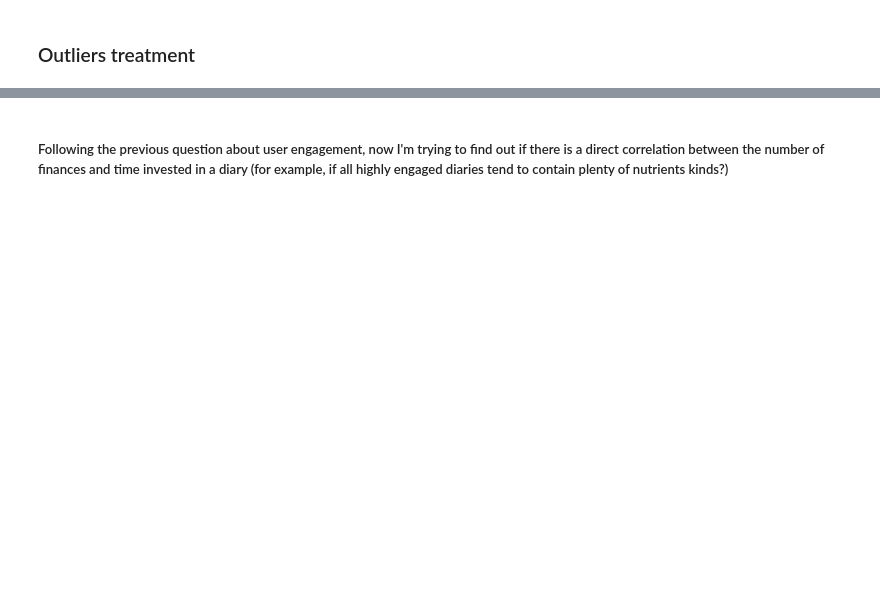
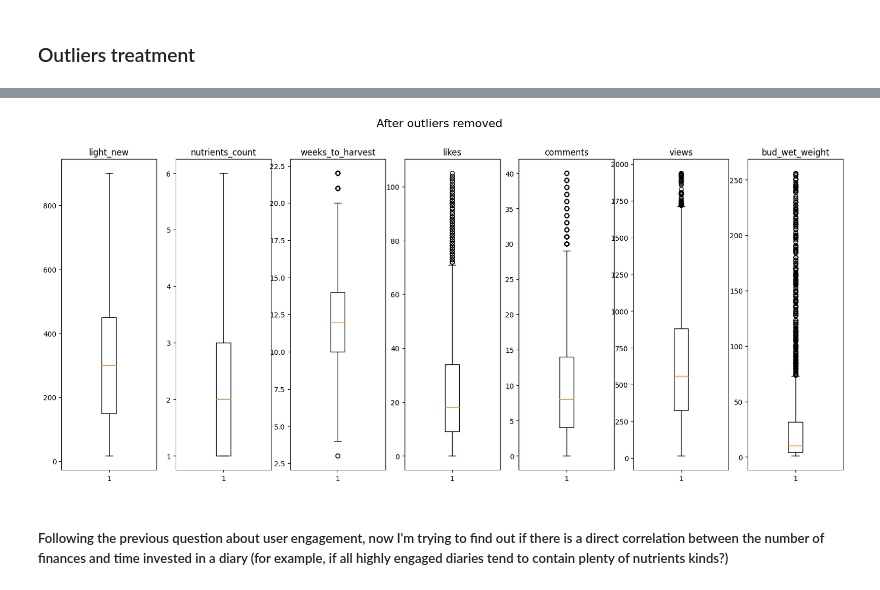
Before and after one commit to TalRos99/dataScienceFP, a Jupyter notebook: FinalProject.ipynb, the cells around one changed output, grey strips where cells are left out. Saved outputs shown, nothing was run; the diff lists cells and outputs as text; code cells hidden in the pictures; blank space fills up the shorter version.

```diff
--- a/FinalProject.ipynb
+++ b/FinalProject.ipynb
@@ -329,11 +544,19 @@ plot_outliers(full_df, ['light_new', 'nutrients_count', 'weeks_to_harvest', 'lik
 def outlier_detection_iqr(df):
     cdf = df.copy(deep=True)
     for col in cdf.columns:
-        if cdf[col].dtype in ['float64', 'int64'] and col in ['light_new', 'nutrients_count', 'weeks_to_harvest', 'likes', 'comments', 'views', 'bud_wet_weight']:
+        if cdf[col].dtype in ["float64", "int64"] and col in [
+            "light_new",
+            "nutrients_count",
+            "weeks_to_harvest",
+            "likes",
+            "comments",
+            "views",
+            "bud_wet_weight",
+        ]:
             Q1 = cdf[col].quantile(0.25)
             Q3 = cdf[col].quantile(0.75)
             IQR = Q3 - Q1
-            cdf.loc[(cdf[col] < (Q1 - 1.5*IQR)), col] = np.nan
-            cdf.loc[(cdf[col] > (Q3 + 1.5*IQR)), col] = np.nan
+            cdf.loc[(cdf[col] < (Q1 - 1.5 * IQR)), col] = np.nan
+            cdf.loc[(cdf[col] > (Q3 + 1.5 * IQR)), col] = np.nan
 
     return cdf
@@ -345,3 +563,22 @@ full_df[full_df['bud_wet_weight'] > 0.5]
+# %%
+# Before removing bud wet weight outliers I disire that my traget vector will have values higher than 1. As I see it, less than 1 oz of harvest is really small growth
+full_df = full_df[full_df["bud_wet_weight"] > 1]
+full_df = outlier_detection_iqr(full_df).dropna()
+plot_outliers(
+    full_df,
+    [
+        "light_new",
+        "nutrients_count",
+        "weeks_to_harvest",
+        "likes",
+        "comments",
+        "views",
+        "bud_wet_weight",
+    ],
+    "After outliers removed",
+)
+# %% [output]
+[figure, added]
 # %% [markdown]
 ##### Following the previous question about user engagement, now I'm trying to find out if there is a direct correlation between the number of finances and time invested in a diary (for example, if all highly engaged diaries tend to contain plenty of nutrients kinds?)
 # %%
```
Also changed, not shown: parts of 42 cells of this notebook.
